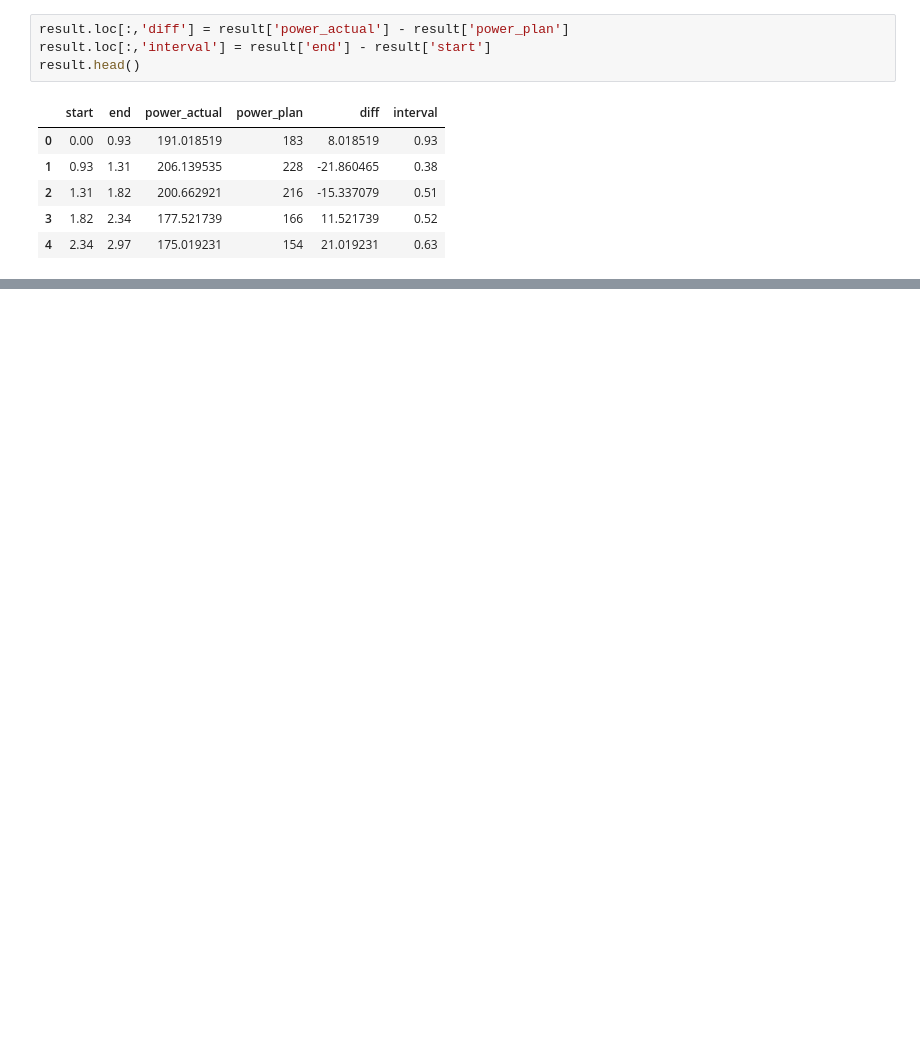
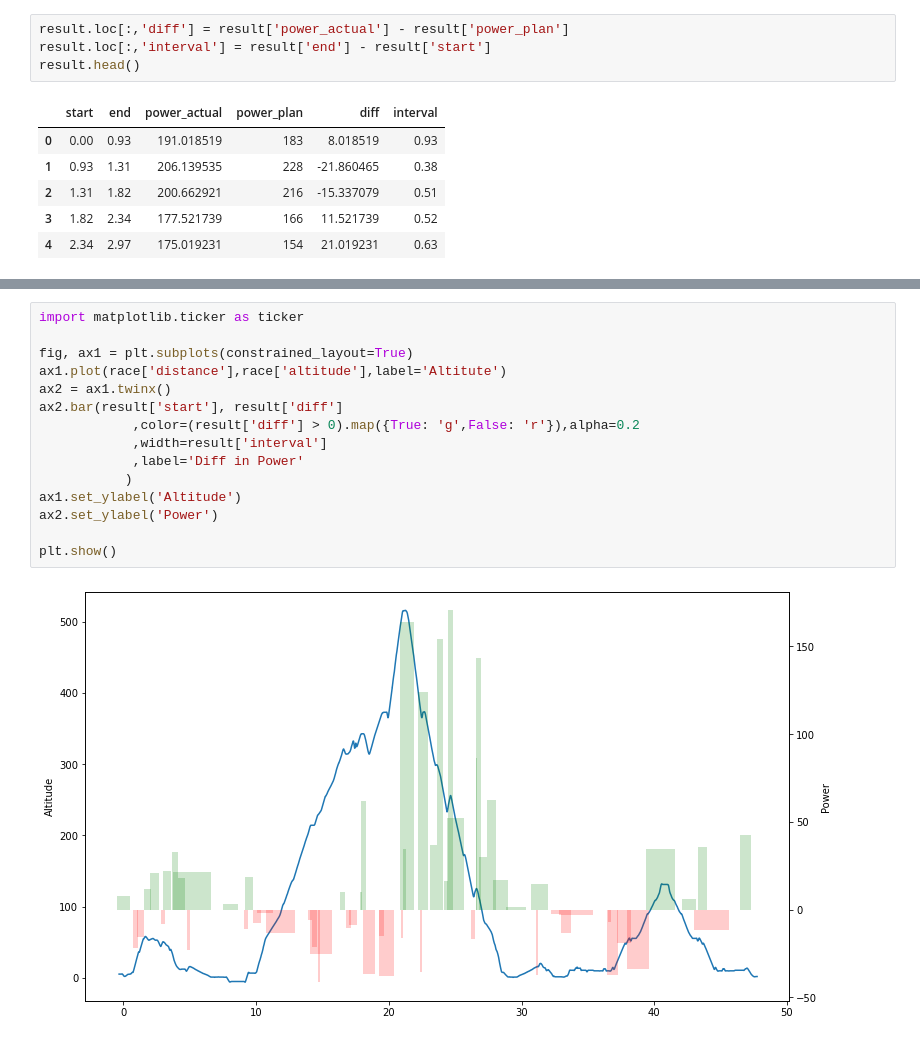
Before and after one commit to sameersegal/workout-analysis, a Jupyter notebook: 2021 - Tour of Watopia - Stage 5 - Three Sisters.ipynb, the cells around one changed output, grey strips where cells are left out. Saved outputs shown, nothing was run; the diff lists cells and outputs as text; blank space fills up the shorter version.

```diff
--- a/2021 - Tour of Watopia - Stage 5 - Three Sisters.ipynb
+++ b/2021 - Tour of Watopia - Stage 5 - Three Sisters.ipynb
@@ -328,0 +346,17 @@ result
+# %%
+import matplotlib.ticker as ticker
+
+fig, ax1 = plt.subplots(constrained_layout=True)
+ax1.plot(race['distance'],race['altitude'],label='Altitute')
+ax2 = ax1.twinx()
+ax2.bar(result['start'], result['diff']
+            ,color=(result['diff'] > 0).map({True: 'g',False: 'r'}),alpha=0.2
+            ,width=result['interval']
+            ,label='Diff in Power'
+           )
+ax1.set_ylabel('Altitude')
+ax2.set_ylabel('Power')
+
+plt.show()
+# %% [output]
+[figure, added]
```
Also changed, not shown: parts of 7 cells of this notebook.
